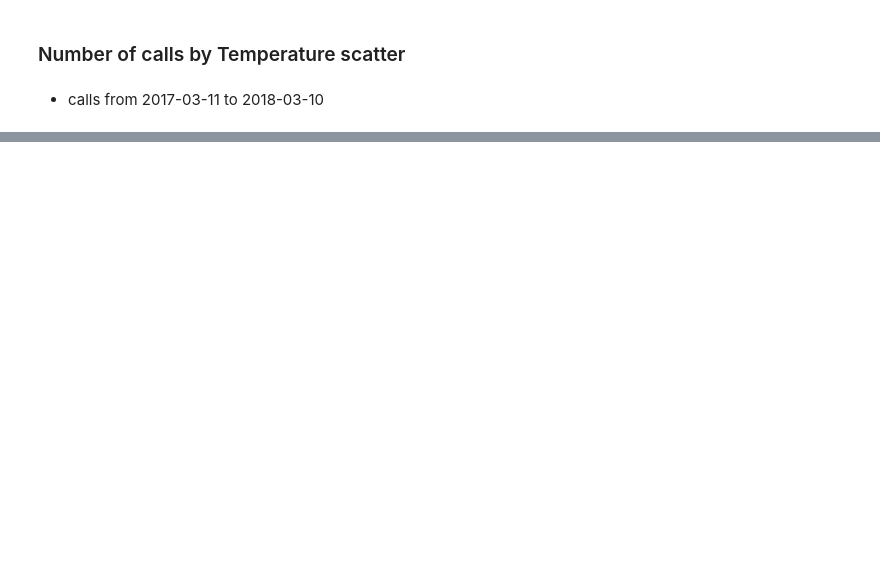
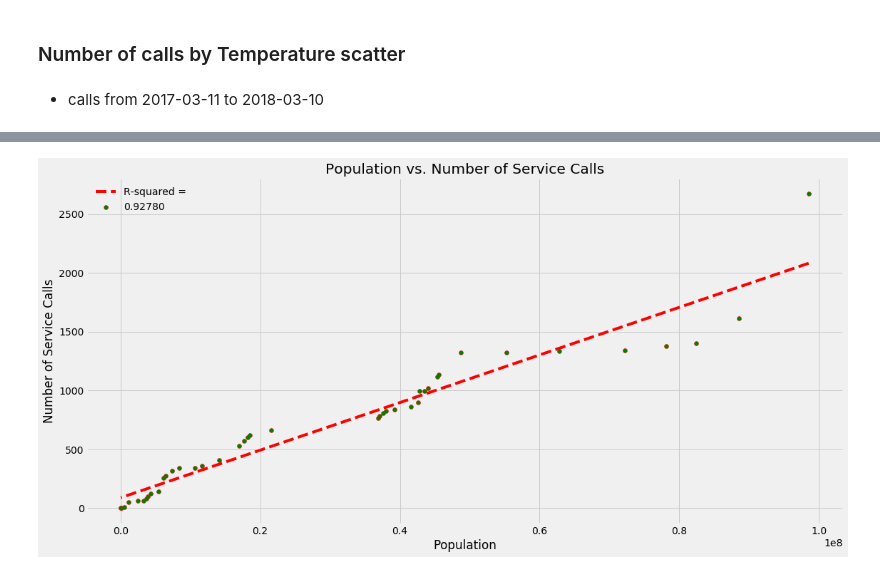
Before and after one commit to farhadOmidvar/311-San-Diego, a Jupyter notebook: notebooks/charts_all.ipynb, the cells around one changed output, grey strips where cells are left out. Saved outputs shown, nothing was run; the diff lists cells and outputs as text; code cells hidden in the pictures; blank space fills up the shorter version.

```diff
--- a/notebooks/charts_all.ipynb
+++ b/notebooks/charts_all.ipynb
@@ -205,0 +204,16 @@ plt.savefig(os.path.join('..', 'figures', 'calls_by_temp_scatter.png'))
+# %%
+zip_population = df.groupby('zip_code')['total population'].sum().sort_values(ascending=False)
+# %%
+slope, intercept, r_value, p_value,_ = linregress(zip_population, zip_service)
+fit = slope * zip_population + intercept
+plt.figure(figsize=[16, 8])
+plt.scatter(zip_population,zip_service,color='green', edgecolor='r')
+plt.plot(zip_population, fit, color='red', linestyle='dashed')
+plt.legend((f'R-squared = ','{0:.5f}'.format(r_value**2)),loc='upper left', frameon=False)
+plt.xlabel("Population")
+plt.ylabel("Number of Service Calls")
+plt.title("Population vs. Number of Service Calls")
+plt.tight_layout()
+plt.savefig(os.path.join('..','figures','population_by_number of service request.png'))
+# %% [output]
+[figure, added]
```
Also changed, not shown: parts of 13 cells of this notebook, 8 other files.
